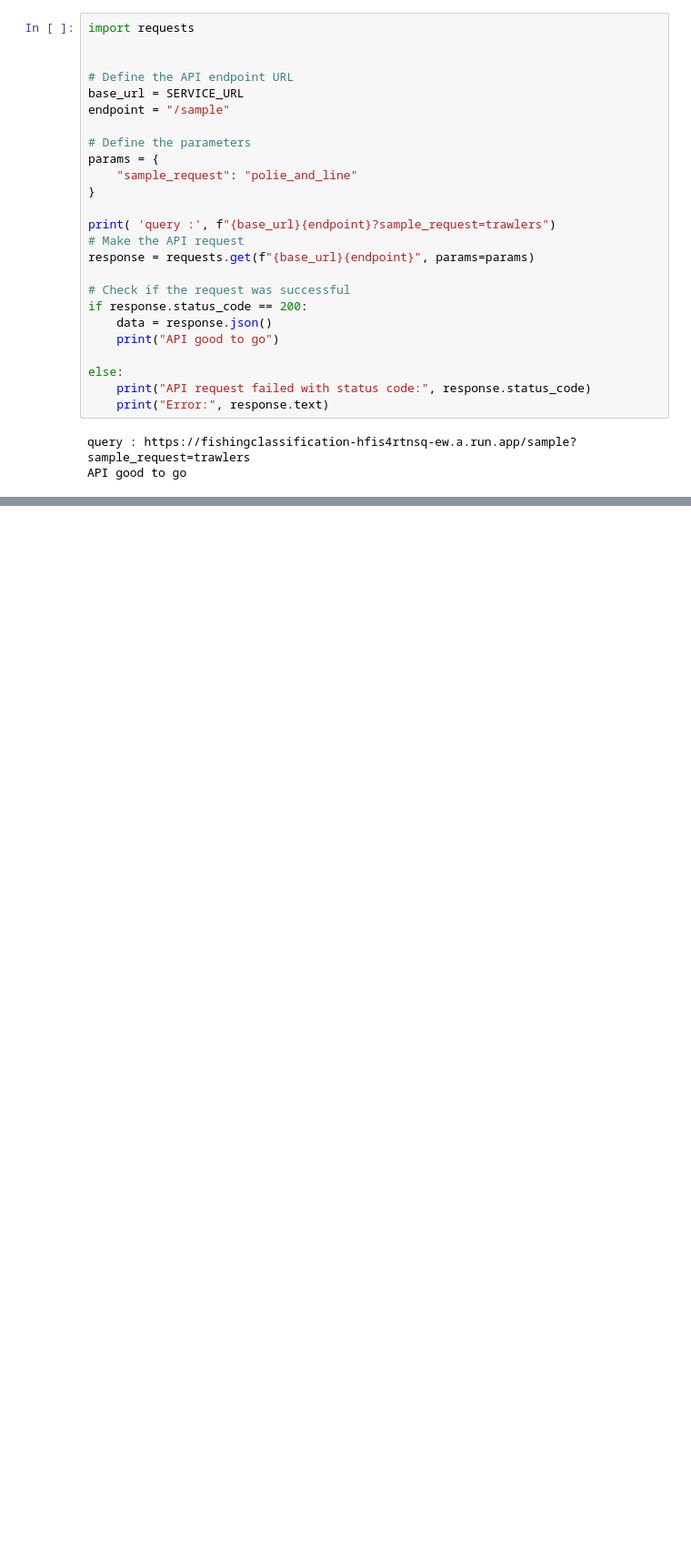
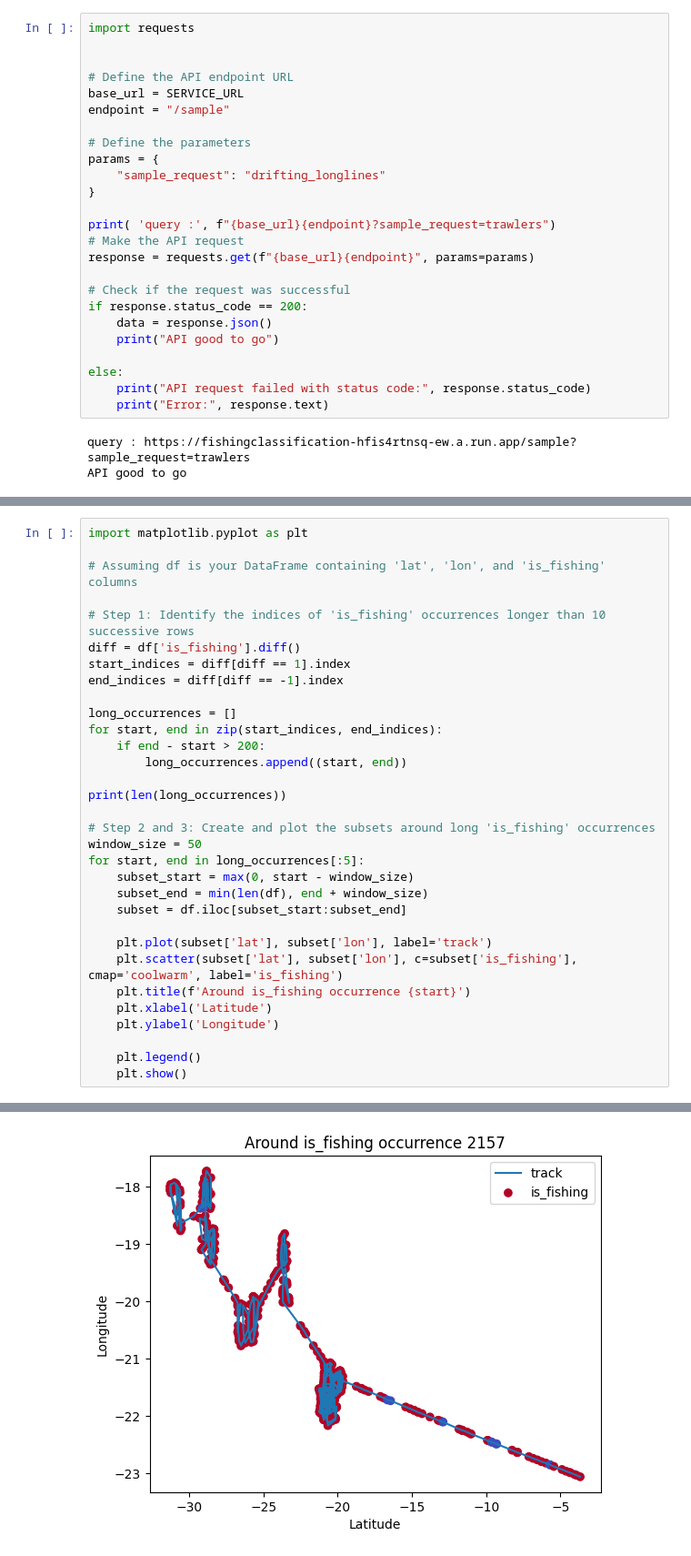
Before and after one commit to DukeDucray/fishing_classification, a Jupyter notebook: code/api_request.ipynb, the cells around one changed output, grey strips where cells are left out. Shown: that part at 91% size. Cells and saved outputs as stored; diff of their text form; blank space fills up the shorter version.

Commit message:
better plot to visualize the data from sample

```diff
--- a/code/api_request.ipynb
+++ b/code/api_request.ipynb
@@ -16,7 +16,7 @@ endpoint = "/sample"
 
 # Define the parameters
 params = {
-    "sample_request": "polie_and_line"
+    "sample_request": "drifting_longlines"
 }
 
 print( 'query :', f"{base_url}{endpoint}?sample_request=trawlers")
@@ -61,0 +43,33 @@ df
+# %%
+import matplotlib.pyplot as plt
+
+# Assuming df is your DataFrame containing 'lat', 'lon', and 'is_fishing' columns
+
+# Step 1: Identify the indices of 'is_fishing' occurrences longer than 10 successive rows
+diff = df['is_fishing'].diff()
+start_indices = diff[diff == 1].index
+end_indices = diff[diff == -1].index
+
+long_occurrences = []
+for start, end in zip(start_indices, end_indices):
+    if end - start > 200:
+        long_occurrences.append((start, end))
+
+print(len(long_occurrences))
+
+# Step 2 and 3: Create and plot the subsets around long 'is_fishing' occurrences
+window_size = 50
+for start, end in long_occurrences[:5]:
+    subset_start = max(0, start - window_size)
+    subset_end = min(len(df), end + window_size)
+    subset = df.iloc[subset_start:subset_end]
+
+    plt.plot(subset['lat'], subset['lon'], label='track')
+    plt.scatter(subset['lat'], subset['lon'], c=subset['is_fishing'], cmap='coolwarm', label='is_fishing')
+    plt.title(f'Around is_fishing occurrence {start}')
+    plt.xlabel('Latitude')
+    plt.ylabel('Longitude')
+
+    plt.legend()
+    plt.show()
+# %% [output]
@@ -61,0 +77 @@ df
+[figure, added]
```
Also changed, not shown: parts of 4 cells of this notebook.
